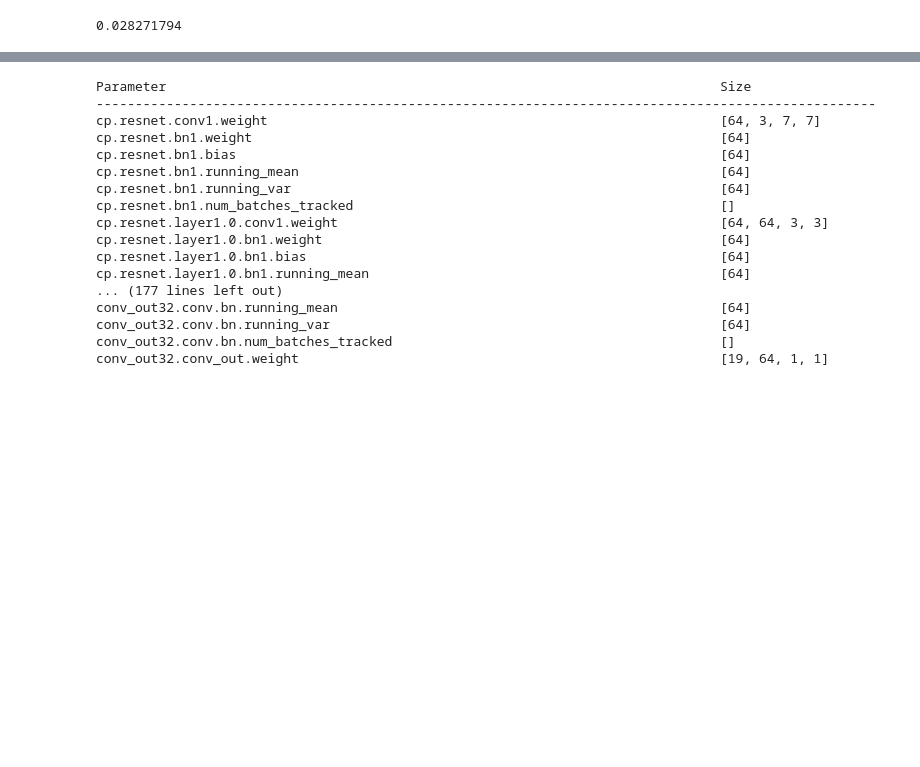
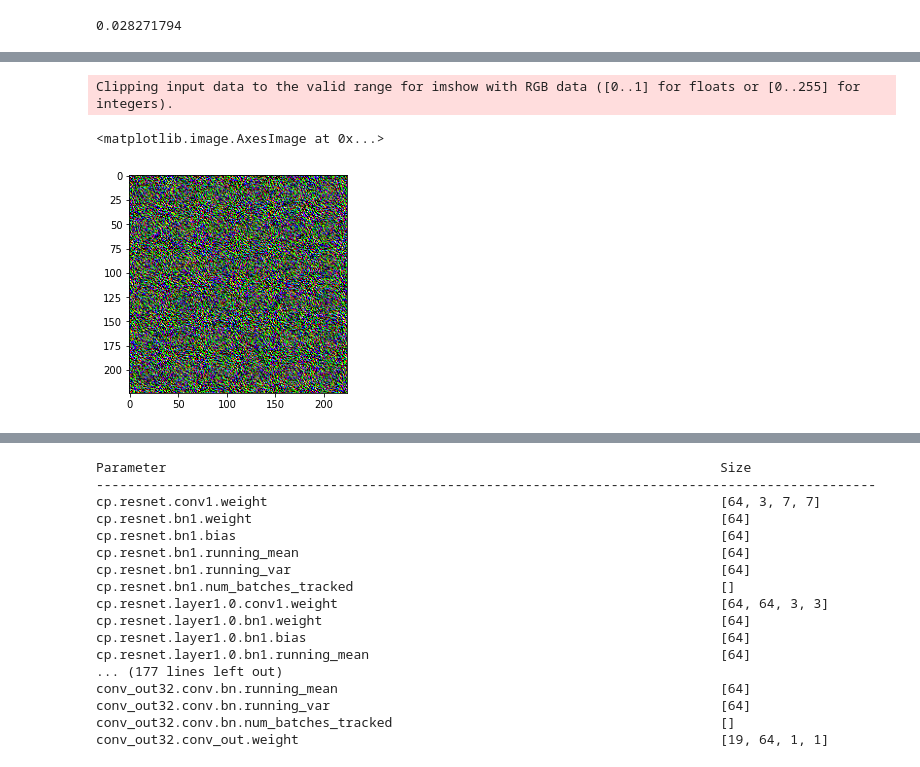
Before and after one commit to xiankgx/face-parsing.PyTorch, a Jupyter notebook: Convert model PyTorch to TensorFlow.ipynb, the cells around one changed output, grey strips where cells are left out. Cells and saved outputs as stored; diff of their text form; code cells hidden in the pictures; blank space fills up the shorter version.

Commit message:
Save progress, ConvBNReLU seems fine.

```diff
--- a/Convert model PyTorch to TensorFlow.ipynb
+++ b/Convert model PyTorch to TensorFlow.ipynb
@@ -839,0 +851,2 @@ class ConvBNReLU(keras.layers.Layer):
+# %%
+conv_bn_relu = THConvBNReLU(in_chan=3, out_chan=3)
@@ -839,0 +862,3 @@ class ConvBNReLU(keras.layers.Layer):
+# %%
+dummy = tf.random.normal((2, 224, 224, 3), dtype=tf.float32)
+_ = conv_bn_relu_tf(dummy)
@@ -839,0 +891,3 @@ class ConvBNReLU(keras.layers.Layer):
+# %%
+out = conv_bn_relu(torch.from_numpy(dummy.numpy()).permute(0, 3, 1, 2))
+out = out.permute(0, 2, 3, 1).detach().numpy()
@@ -839,0 +945,6 @@ class ConvBNReLU(keras.layers.Layer):
+# %%
+plt.imshow(out[0])
+# %% [output]
+Clipping input data to the valid range for imshow with RGB data ([0..1] for floats or [0..255] for integers).
+<matplotlib.image.AxesImage at 0x...>
+[figure, added]
```
Also changed, not shown: parts of 32 cells of this notebook.
